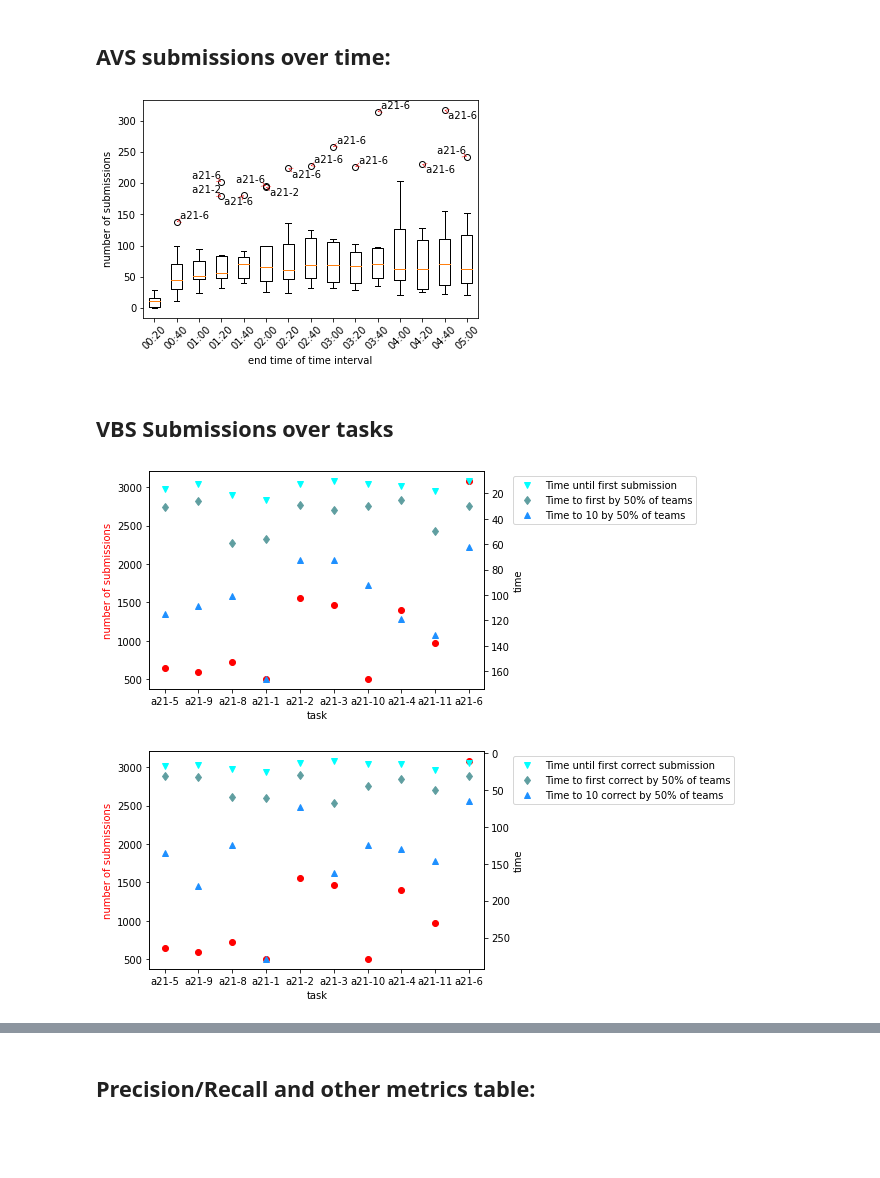
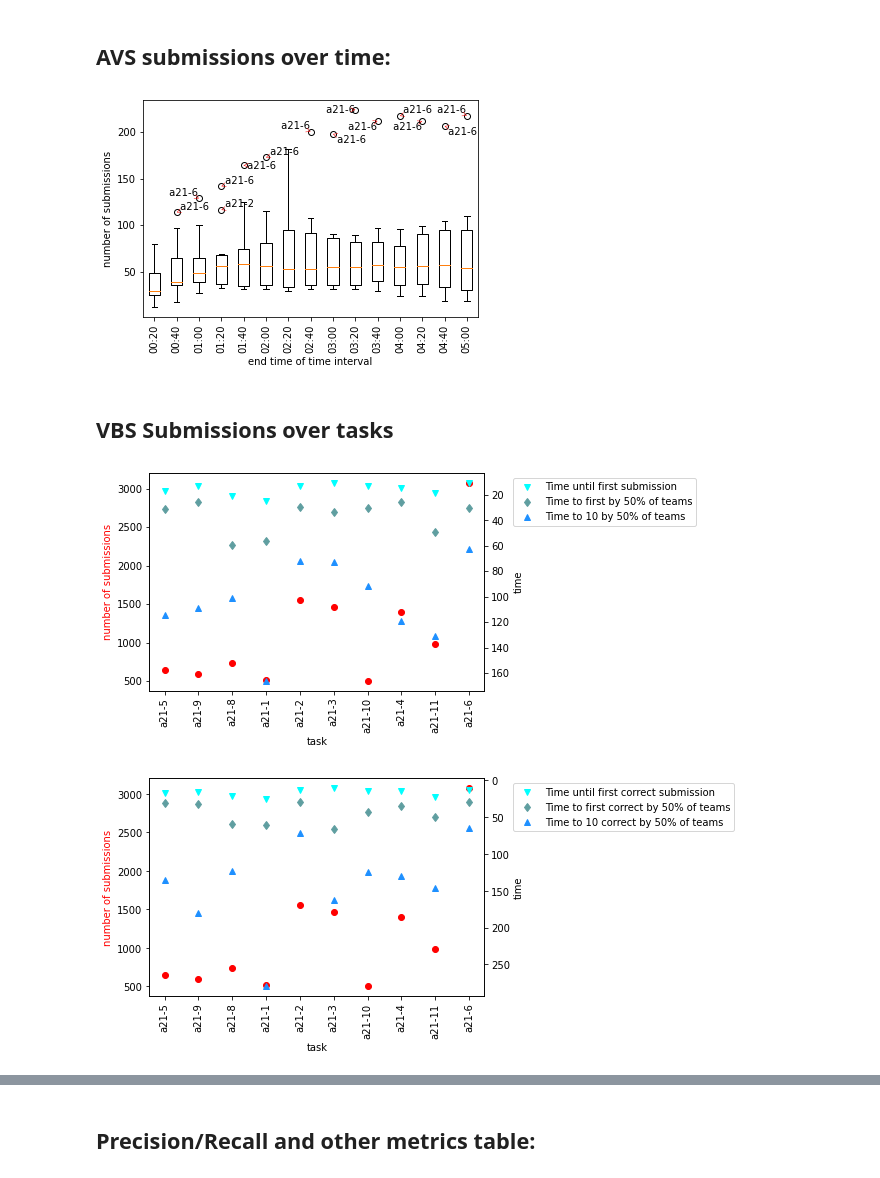
Before and after one commit to vGsteiger/VBS-Analysis, a Jupyter notebook: code/VBSEvaluation.ipynb, the cells around one changed output, grey strips where cells are left out. Cells and saved outputs as stored; diff of their text form; code cells hidden in the pictures; blank space fills up the shorter version.

Commit message:
Further work on graphs

```diff
--- a/code/VBSEvaluation.ipynb
+++ b/code/VBSEvaluation.ipynb
@@ -745,7 +761,7 @@ NameError: name 'df1' is not defined
 # %% [markdown]
 ## AVS submissions over time:
 # %%
-nr_bins = 15
+nr_bins = 18
 
 times = ['00:20', '00:40', '01:00', '01:20', '01:40', '02:00', '02:20', '02:40', '03:00', '03:20', '03:40', '04:00', '04:20', '04:40', '05:00']
 tasks = []
@@ -765,7 +781,6 @@ for t in tasks:
     calculated_bin = t.get_number_of_submissions_in_bins(nr_bins)
     bins.append(calculated_bin)
     task_names.append(t.get_name())
-
 average_bin = [0] * len(bins[0])
 for b in bins:
     average_bin = [x + y for x, y in zip(average_bin, b)]
@@ -774,9 +789,21 @@ average_bin = [x / len(bins) for x in average_bin]
 
 transposed_list = list(map(list, zip(*bins)))
 
+sl = 4
+
+result_list = []
+for i, b in enumerate(bins):
+    df = pd.Series(b).to_frame()
+    rolling_average = df.rolling(sl).mean()
+    l = rolling_average[0].tolist()
+    result_list.append([x for x in l if math.isnan(x) == False])
+    #plt.plot([i for i in range(nr_bins)],rolling_average,label = '%s'%task_names[i], linestyle='dashed')
+
+result_list = list(map(list, zip(*result_list)))
+
 q1_list = []
 q3_list = []
-for l in transposed_list:
+for l in result_list:
     q1_list.append(np.quantile(l, 0.25))
     q3_list.append(np.quantile(l, 0.75))
 
@@ -791,20 +818,20 @@ for i in range(len(iqr)):
     upper_bound.append(q3_list[i]+(1.5*iqr[i]))
     lower_bound.append(q1_list[i]-(1.5*iqr[i]))
 
-plt.boxplot(transposed_list)
+plt.boxplot(result_list)
 plt.ylabel('number of submissions')
 plt.xlabel('end time of time interval')
-plt.xticks(rotation=45)
+plt.xticks(rotation=90)
 plt.xticks([i + 1 for i in range(15)], times)
 texts = []
-for i in range(len(transposed_list)):
-    for index, val in enumerate(transposed_list[i]):
-        if val > upper_bound[i] or val < lower_bound[i]:
-            texts.append(plt.text(i + 1, val, f' {task_names[index]}'))
+for i in range(len(result_list)):
+    for index, val in enumerate(result_list[i]):
+        if val > upper_bound[i]:
+            texts.append(plt.text(i +1, val, f' {task_names[index]}'))
 adjust_text(texts, arrowprops=dict(arrowstyle="->", color='r', lw=0.5))
 plt.savefig('figs/avs_submissions_over_time.pdf', format='pdf', bbox_inches="tight")
 # %% [output]
-[figure, old version]
+[figure, new version]
 # %% [markdown]
 ## VBS Submissions over tasks
 # %%
@@ -871,35 +898,37 @@ df = df.T
 df = df.sum(axis = 1, skipna = True)
 #df = df.sort_index()
 df = df.to_frame()
 #idx = df.index.tolist()
 #id1 = idx.pop(1)
 #idx.append(id1)
 #id1 = idx.pop(1)
 #idx.append(id1)
 #df = df.reindex(idx)
 
 
 #avs_tasks_stats['Time to first Submission'] = []
 #avs_tasks_stats['Time to first by 50% of teams'] = []
 #avs_tasks_stats['Time to 10 by 50% of teams'] = []
 fig = plt.figure()
+plt.xticks(rotation=90)
+
 ax1 = plt.subplot(111)
 ax2 = ax1.twinx()
 ax2.plot(df.reset_index().index, avs_tasks_stats['Time to first Submission'], 'v', label="Time until first submission", color='aqua')
 ax2.plot(df.reset_index().index, avs_tasks_stats['Time to first by 50% of teams'], 'd', label="Time to first by 50% of teams", color='cadetblue')
 ax2.plot(df.reset_index().index, avs_tasks_stats['Time to 10 by 50% of teams'], '^', label="Time to 10 by 50% of teams", color='dodgerblue')
 ax1.scatter(df.reset_index().index, df[0].tolist(), color='red')
 ax1.set_ylabel('number of submissions', color='red')
 ax2.set_ylabel('time')
 ax2.invert_yaxis()
 ax1.set_xlabel('task')
 plt.xticks(df.reset_index().index, df.reset_index()['index'], rotation=90)
 #ax.set_yscale('log')
-plt.xticks(rotation=45)
+plt.xticks(rotation=90)
 plt.legend(bbox_to_anchor=(1.07, 1), loc='upper left')
 plt.savefig('figs/vbs_submissions_over_tasks.pdf', format='pdf', bbox_inches="tight")
 # %% [output]
-[figure, old version]
+[figure, new version]
 # %%
 avs_tasks_stats2 = dict()
 avs_tasks_stats2['task'] = []
@@ -969,6 +998,8 @@ df = df.sum(axis = 1, skipna = True)
 df = df.to_frame()
 
 fig = plt.figure()
+plt.xticks(rotation=90)
+
 ax1 = plt.subplot(111)
 ax2 = ax1.twinx()
 ax2.plot(df.reset_index().index, avs_tasks_stats2['Time to first correct Submission'], 'v', label="Time until first correct submission", color='aqua')
@@ -981,12 +1012,12 @@ ax2.invert_yaxis()
 ax1.set_xlabel('task')
 plt.xticks(df.reset_index().index, df.reset_index()['index'], rotation=90)
 #ax.set_yscale('log')
-plt.xticks(rotation=45)
+plt.xticks(rotation=90)
 plt.legend(bbox_to_anchor=(1.07, 1), loc='upper left')
 plt.savefig('figs/vbs_submissions_over_tasks_correct.pdf', format='pdf', bbox_inches="tight")
 plt.show()
 # %% [output]
-[figure, old version]
+[figure, new version]
 # %%
 nr_bins = 15
 
```
Also changed, not shown: parts of 21 cells of this notebook, 18 other files.
